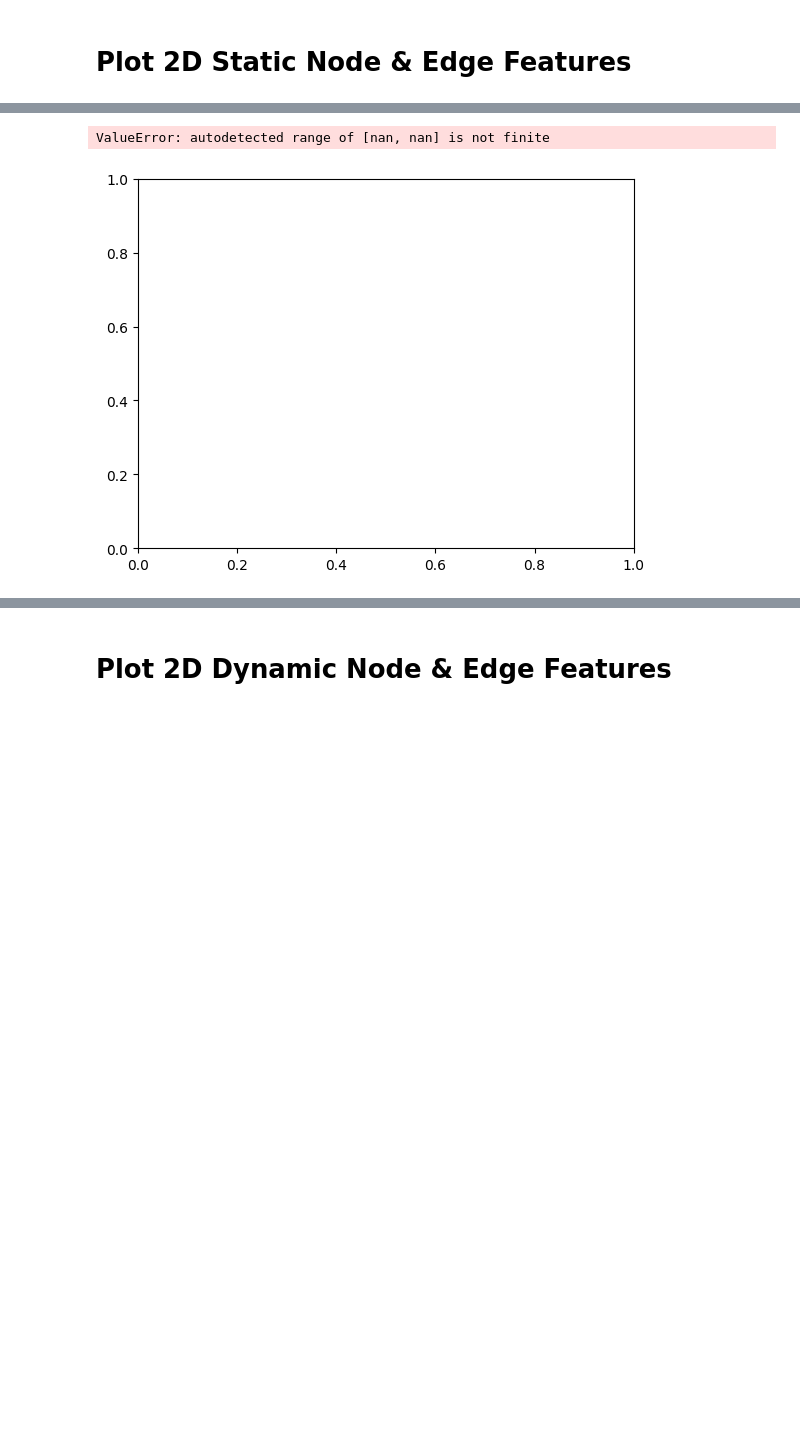
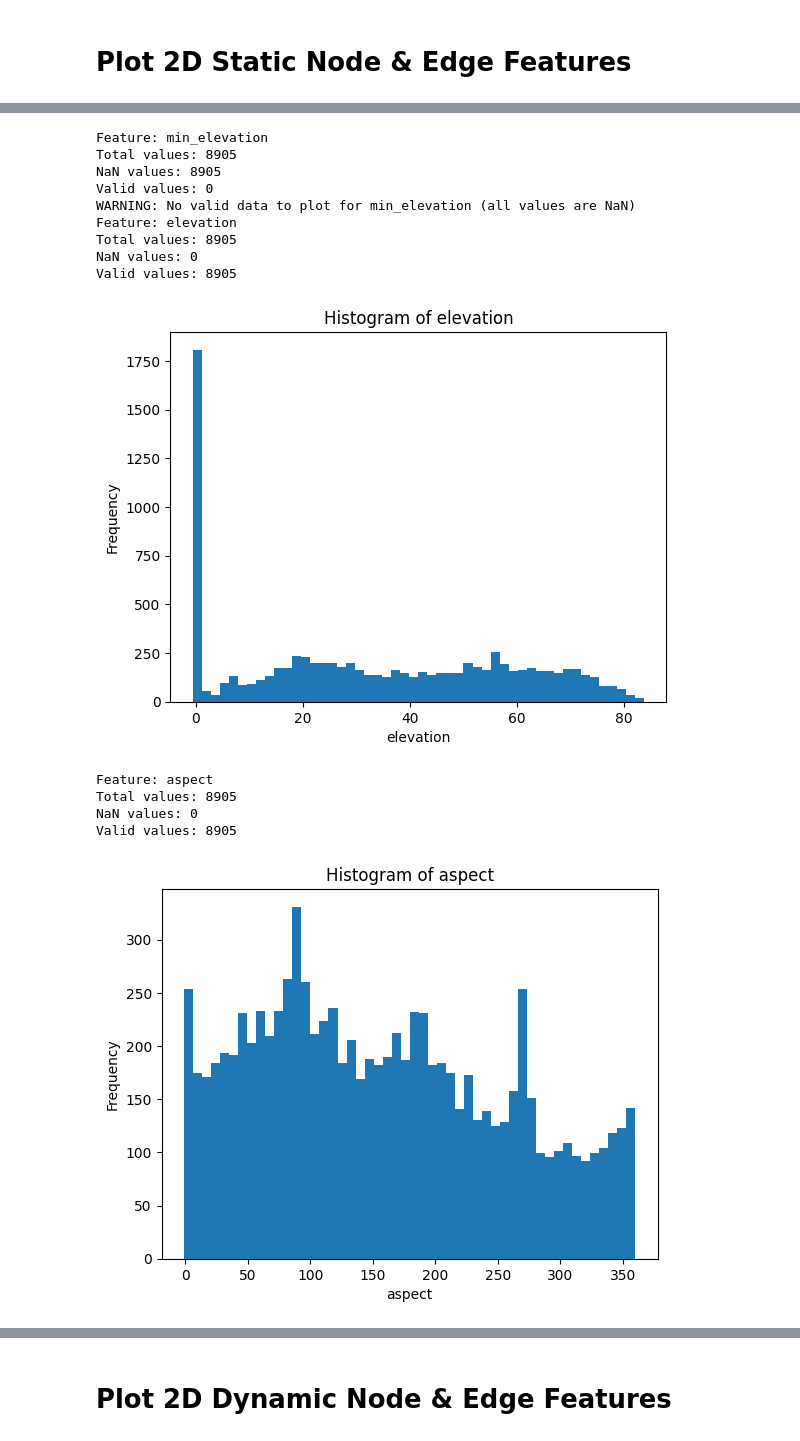
Before and after one commit to Pyrexiaa/dual_flood_gnn, a Jupyter notebook: eda_1d2d_model4.ipynb, the cells around one changed output, grey strips where cells are left out. Cells and saved outputs as stored; diff of their text form; code cells hidden in the pictures; blank space fills up the shorter version.

```diff
--- a/eda_1d2d_model4.ipynb
+++ b/eda_1d2d_model4.ipynb
@@ -412,11 +412,25 @@ keys = [*(['static_nodes'] * dataset.num_static_node_features), *(['static_edges
 for feature, index, key in zip(static_features, feature_idxs, keys):
     data = np.load(constant_values_path)[key]
     feature_data = data[:, index]
+    # Check for NaN values
     if dataset.is_normalized:
         feature_data = dataset.normalizer.denormalize(feature, feature_data)
-    plt.hist(feature_data, bins=bins)
-    plt.title(f'Histogram of {feature}')
-    plt.xlabel(feature)
-    plt.ylabel('Frequency')
-    plt.show()
+
+    # Filter out NaN values
+    print(f"Feature: {feature}")
+    print(f"Total values: {len(feature_data)}")
+    print(f"NaN values: {np.sum(np.isnan(feature_data))}")
+    print(f"Valid values: {np.sum(~np.isnan(feature_data))}")
+
+    # Remove NaN values before plotting
+    feature_data_clean = feature_data[~np.isnan(feature_data)]
+
+    if len(feature_data_clean) > 0:
+        plt.hist(feature_data_clean, bins=bins)
+        plt.title(f'Histogram of {feature}')
+        plt.xlabel(feature)
+        plt.ylabel('Frequency')
+        plt.show()
+    else:
+        print(f"WARNING: No valid data to plot for {feature} (all values are NaN)")
 # %% [output]
@@ -426,3 +456,16 @@ for feature, index, key in zip(static_features, feature_idxs, keys):
 [figure]
-ValueError: autodetected range of [nan, nan] is not finite
+Feature: min_elevation
+Total values: 8905
+NaN values: 8905
+Valid values: 0
+WARNING: No valid data to plot for min_elevation (all values are NaN)
+Feature: elevation
+Total values: 8905
+NaN values: 0
+Valid values: 8905
-[figure, old version]
+[figure, new version]
+Feature: aspect
+Total values: 8905
+NaN values: 0
+Valid values: 8905
+[figure, added]
```
Also changed, not shown: parts of 16 cells of this notebook, 19 other files.
